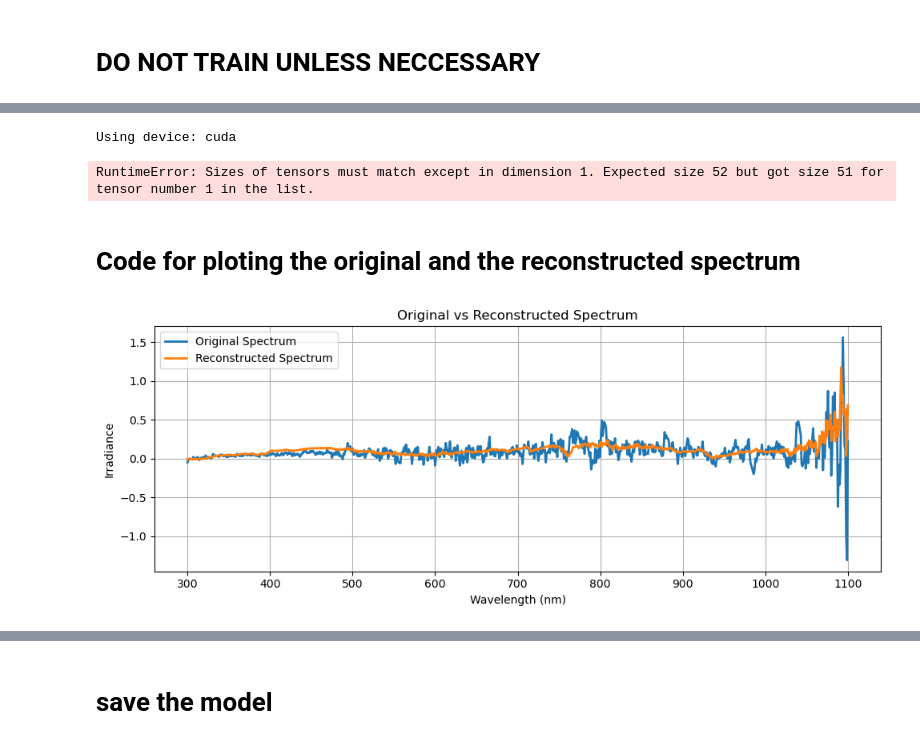
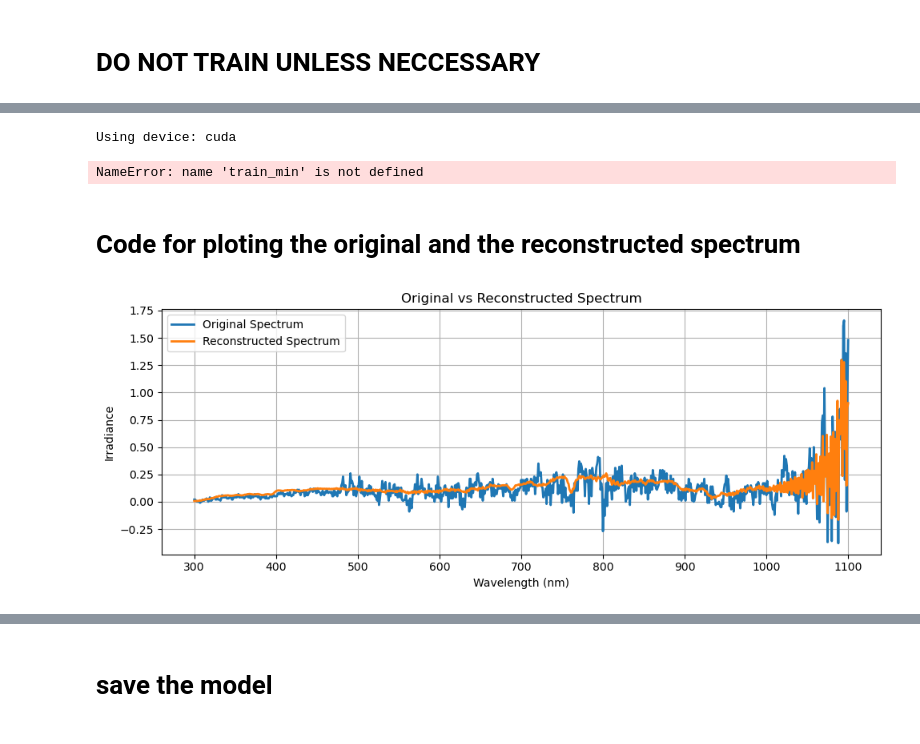
Before and after one commit to Noulinho/SpectraClustering, a Jupyter notebook: JupyterProject/DataLoaderSubset2.ipynb, the cells around one changed output, grey strips where cells are left out. Saved outputs shown, nothing was run; the diff lists cells and outputs as text; code cells hidden in the pictures.

```diff
--- a/JupyterProject/DataLoaderSubset2.ipynb
+++ b/JupyterProject/DataLoaderSubset2.ipynb
@@ -197,10 +197,6 @@ class DAE(nn.Module):
         super(DAE, self).__init__()
         self.encoder = nn.Sequential(
             nn.Linear(input_dim, 1000),
-            nn.BatchNorm1d(1000),
-            nn.ReLU(),
-
-            nn.Linear(1000, 1000),  # NEW
             nn.BatchNorm1d(1000),
             nn.ReLU(),
 
@@ -212,11 +208,10 @@ class DAE(nn.Module):
             nn.BatchNorm1d(100),
             nn.ReLU(),
 
-            nn.Linear(100, 6)
+            nn.Linear(100, 10)
         )
-
         self.decoder = nn.Sequential(
-            nn.Linear(6, 100),
+            nn.Linear(10, 100),
             nn.BatchNorm1d(100),
             nn.ReLU(),
 
@@ -225,10 +220,6 @@ class DAE(nn.Module):
             nn.ReLU(),
 
             nn.Linear(300, 1000),
-            nn.BatchNorm1d(1000),
-            nn.ReLU(),
-
-            nn.Linear(1000, 1000),  # NEW
             nn.BatchNorm1d(1000),
             nn.ReLU(),
 
@@ -340,13 +331,15 @@ print(f"Using device: {device}")
 
 # Normalize
 eps = 1e-8
-train_min = test_tensor.min(dim=1, keepdim=True).values
+# train_min = test_tensor.min(dim=1, keepdim=True).values
 train_max = test_tensor.max(dim=1, keepdim=True).values
-train_tensor_norm = (test_tensor - train_min) / (train_max - train_min + eps)
+# train_tensor_norm = (test_tensor - train_min) / (train_max - train_min + eps)
+train_tensor_norm = (test_tensor) / (train_max  + eps)
 
-val_min = val_tensor.min(dim=1, keepdim=True).values
+# val_min = val_tensor.min(dim=1, keepdim=True).values
 val_max = val_tensor.max(dim=1, keepdim=True).values
-val_tensor_norm = (val_tensor - val_min) / (val_max - val_min + eps)
+# val_tensor_norm = (val_tensor - val_min) / (val_max - val_min + eps)
+val_tensor_norm = (val_tensor) / (val_max + eps)
 
 # Stay on CPU — no .to(device) here
 train_dataset = TensorDataset(train_tensor_norm)
@@ -442,11 +435,11 @@ print(f"Using device: {device}")
 
 # Normalize (SAME)
 eps = 1e-8
-train_min = train_tensor.min(dim=1, keepdim=True).values
+# train_min = train_tensor.min(dim=1, keepdim=True).values
 train_max = train_tensor.max(dim=1, keepdim=True).values
 train_tensor_norm = (train_tensor - train_min) / (train_max - train_min + eps)
 
-val_min = val_tensor.min(dim=1, keepdim=True).values
+# val_min = val_tensor.min(dim=1, keepdim=True).values
 val_max = val_tensor.max(dim=1, keepdim=True).values
 val_tensor_norm = (val_tensor - val_min) / (val_max - val_min + eps)
 
@@ -525,7 +518,7 @@ plt.tight_layout()
 plt.show()
 # %% [output]
 Using device: cuda
-RuntimeError: Sizes of tensors must match except in dimension 1. Expected size 52 but got size 51 for tensor number 1 in the list.
+NameError: name 'train_min' is not defined
 # %% [markdown]
 # Code for ploting the original and the reconstructed spectrum
 # %%
@@ -533,35 +526,35 @@ import matplotlib.pyplot as plt
 import torch
 
 # Select one example spectrum from the dataset (e.g., index 0)
-idx = 11
+idx = 0
 original = test_tensor[idx]  # shape: (801,)
 original = original.unsqueeze(0).to(device)  # shape: (1, 801)
 
 # Run through DAE to get reconstruction
 model.eval()
 with torch.no_grad():
     reconstructed = model(original)
 
 # Move both to CPU and convert to numpy
 original_np = original.squeeze().cpu().numpy()
 reconstructed_np = reconstructed.squeeze().cpu().numpy()
 
 # X-axis: Wavelengths from 300 to 1100 nm
 wavelengths = np.linspace(300, 1100, len(original_np))
 
 # Plot
 plt.figure(figsize=(10, 4))
 plt.plot(wavelengths, original_np, label='Original Spectrum', linewidth=2)
 plt.plot(wavelengths, reconstructed_np, label='Reconstructed Spectrum', linewidth=2)
 plt.xlabel('Wavelength (nm)')
 plt.ylabel('Irradiance')
 plt.title('Original vs Reconstructed Spectrum')
 plt.legend()
 plt.grid(True)
 plt.tight_layout()
 plt.show()
 # %% [output]
-[figure, old version]
+[figure, new version]
 # %%
 import pandas as pd
 
```
Also changed, not shown: parts of 3 cells of this notebook, 4 other files.
